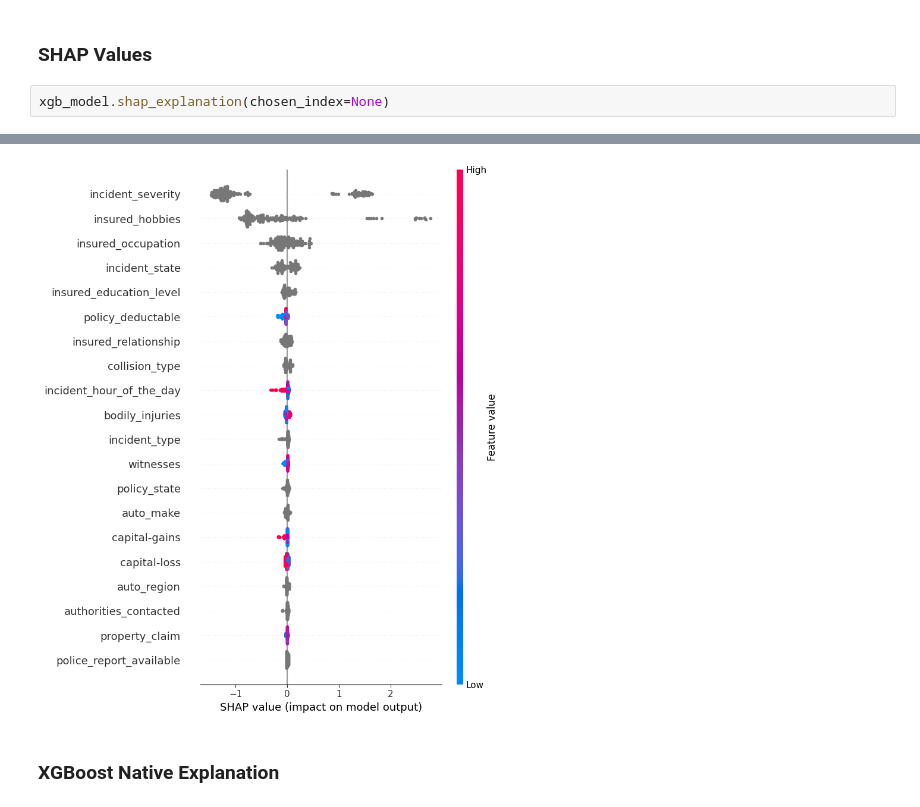
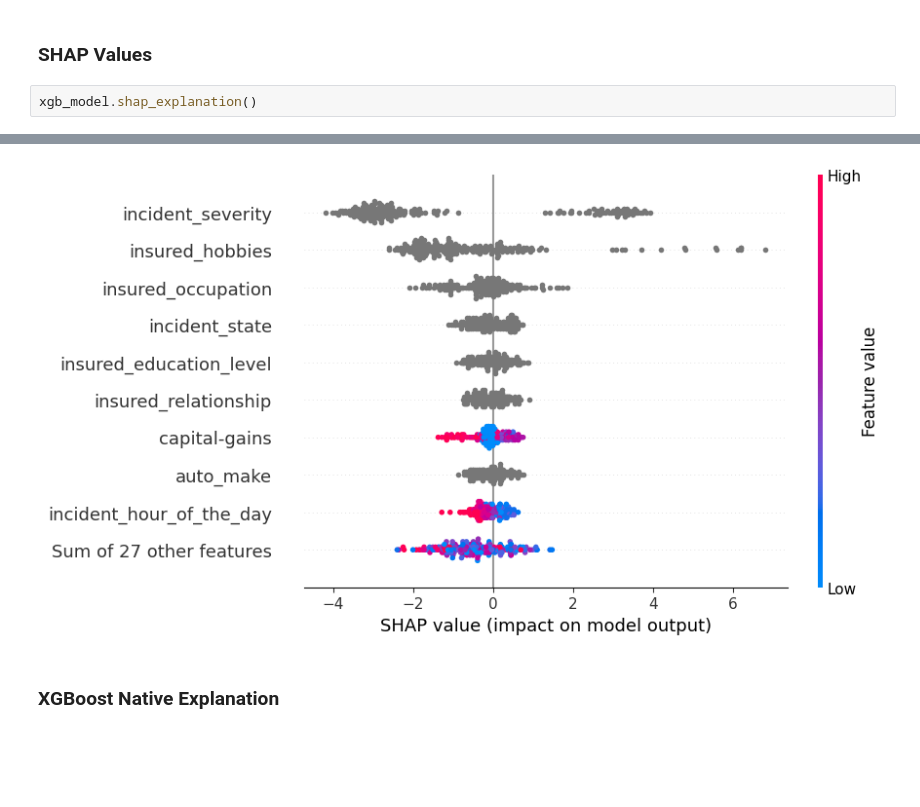
Before and after one commit to kevinchs0808/DSA4263-Project, a Jupyter notebook: main.ipynb, the cells around one changed output, grey strips where cells are left out. Cells and saved outputs as stored; diff of their text form; blank space fills up the shorter version.

```diff
--- a/main.ipynb
+++ b/main.ipynb
@@ -225,10 +252,10 @@ cm_xgb_tuned = xgb_model.plot_confusion_matrix()
 # %% [markdown]
 ### SHAP Values
 # %%
-xgb_model.shap_explanation(chosen_index=None)
+xgb_model.shap_explanation()
 # %% [output]
 [interactive output not drawn]
-[figure, old version]
+[figure, new version]
 # %% [markdown]
 ### XGBoost Native Explanation
 # %%
```
Also changed, not shown: parts of 10 cells of this notebook, 1 other file.
